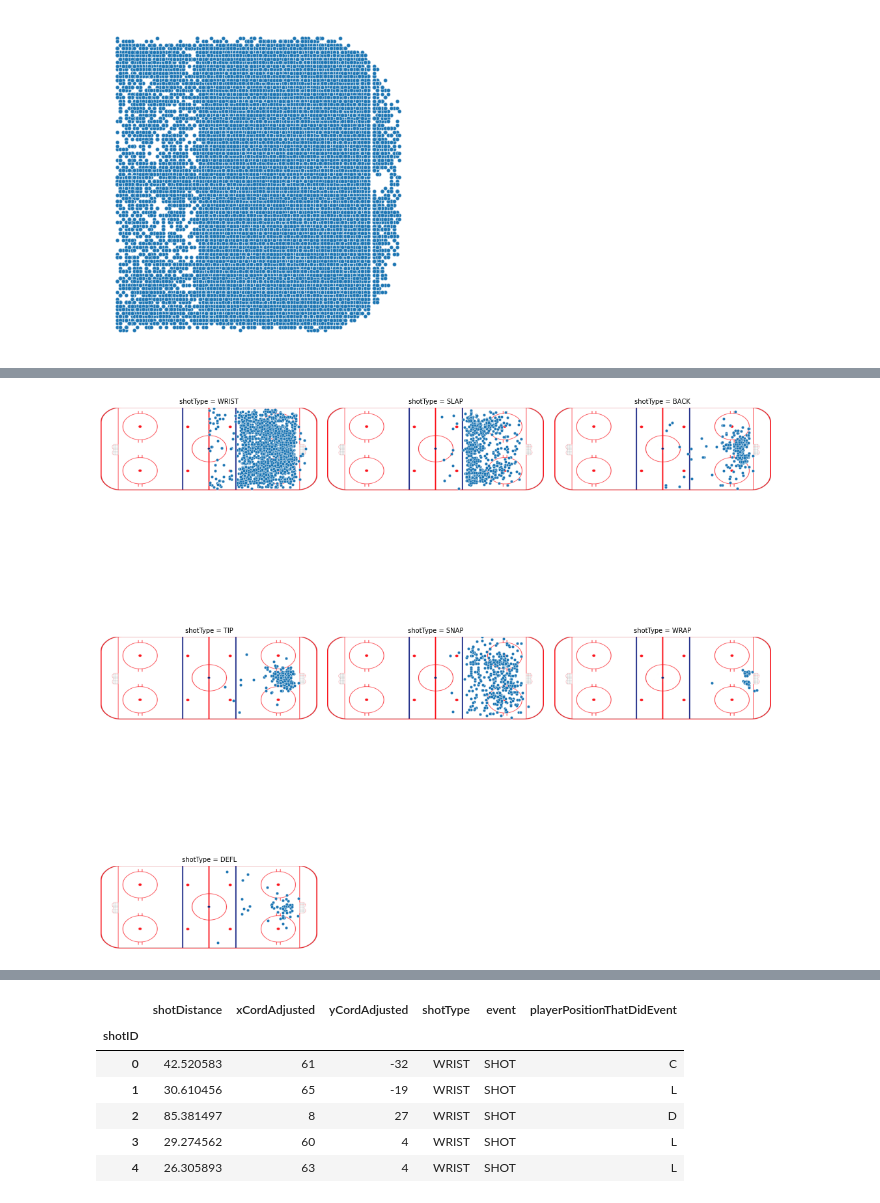
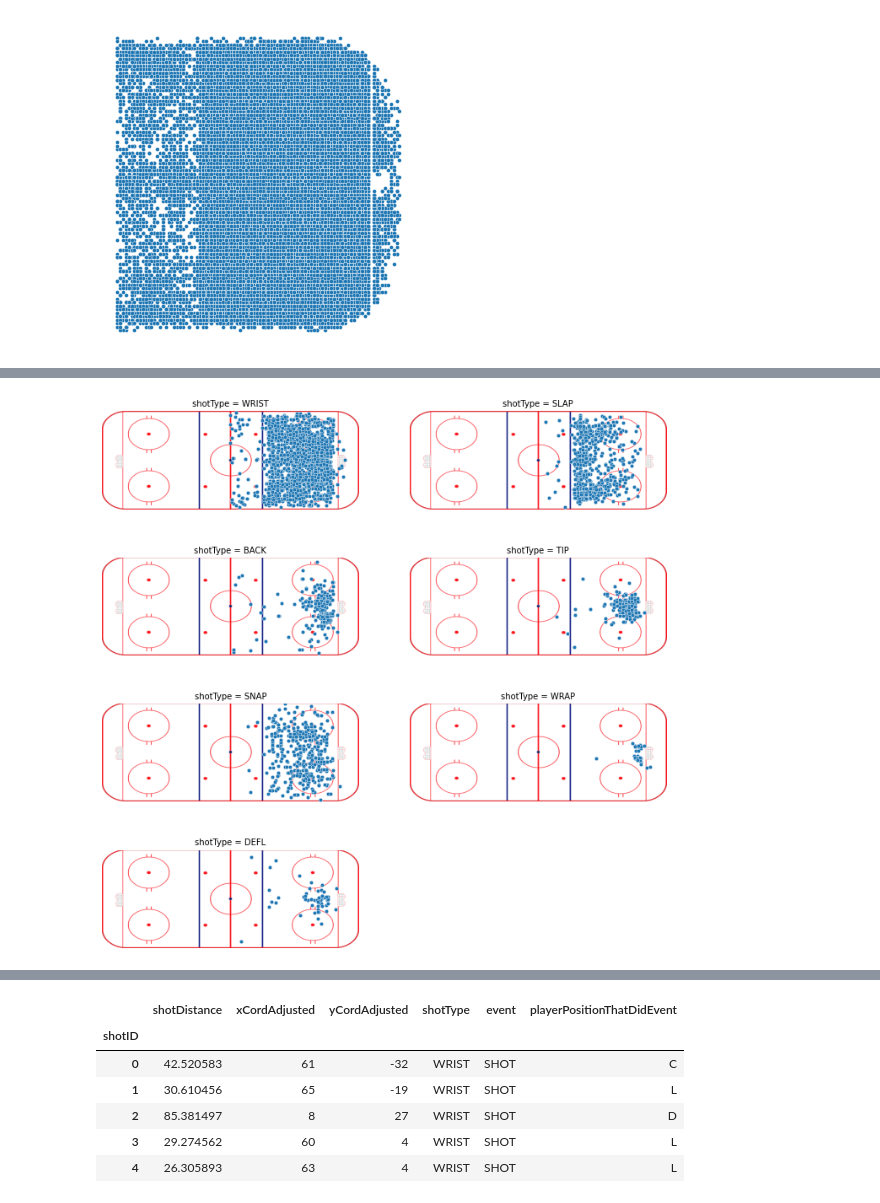
Before and after one commit to BeeryeIRE/UCDPA_brianconnolly, a Jupyter notebook: UCDPA Project pt 2 - Shots.ipynb, the cells around one changed output, grey strips where cells are left out. Cells and saved outputs as stored; diff of their text form; code cells hidden in the pictures.

Commit message:
Add files via upload
Additional visualisations added pertaining to shot data and player height/weight/position relationships

```diff
--- a/UCDPA Project pt 2 - Shots.ipynb
+++ b/UCDPA Project pt 2 - Shots.ipynb
@@ -92,9 +102,10 @@ shot_chart.despine(left=True, bottom=True)
 <seaborn.axisgrid.FacetGrid at 0x...>
 [figure]
 # %%
-# This resembles a shot distribution nomralised to one side of the ice rink. Adding the ice-rink visual to make better sense of the shot distribution.
+# This resembles a shot distribution nomralised so that all shots are made against the same goal.
+# Adding the ice-rink visual to make better sense of the shot distribution.
 
-shot_chart = sns.relplot(data=shot_info_rename, x='xCord', y='yCord', kind='scatter', s=5)
+shot_chart = sns.relplot(data=shot_info_rename, x='xCord', y='yCord', kind='scatter', height=10, s=5)
 shot_chart.set(yticks=[], xticks=[], xlabel=None, ylabel=None)
 shot_chart.despine(left=True, bottom=True)
 for ax in shot_chart.fig.axes:
@@ -104,11 +115,11 @@ for ax in shot_chart.fig.axes:
 # %%
 # It is difficult to make sense of the data with this visualisation as we are mapping c. 120,000 shots to a limited area.
-# Accordingly, almost all possible x and y coordinate pairs will be visualised
-# In order to make sense of the data, I will cut the shot sample size down to the first 3,500 shots from the shot_info_rename dataframe
+# Accordingly, almost all possible x and y coordinate pairs will be plotted.
+# In order to make sense of the data, I will cut the shot sample size down to the first 3,500 shots from the shot_info_rename dataframe.
 
 shot_info_reduced = shot_info_rename.iloc[0:3501, :]
 
-shot_chart_reduced = sns.relplot(data=shot_info_reduced, x='xCord', y='yCord', kind='scatter', s=5)
+shot_chart_reduced = sns.relplot(data=shot_info_reduced, x='xCord', y='yCord', kind='scatter', height=10, s=5)
 shot_chart_reduced.set(yticks=[], xticks=[], xlabel=None, ylabel=None)
 shot_chart_reduced.despine(left=True, bottom=True)
 for ax in shot_chart_reduced.fig.axes:
@@ -118,20 +129,21 @@ for ax in shot_chart_reduced.fig.axes:
 # %%
 # We can see how each shot types are concentrated by position in the rink.
 
 # Wrist shots are the most common shot type and players will attempt them from all parts of the rink.
 # Slap shots tend to be taken from closer to the blue line.
 # Backhand shots are typically taken much closer to the net as they do not have as much power as wrist or slap shots.
 # Tipped shots are clustered between the faceoff circles right infront of the gaol mouth (the area known as "the slot").
 # Snap shots - like wrist shots - are taken from all parts of the ice, but at a much lower frequency than wrist shots.
 # Wraparound shots take place right in front of the goal. Due to the nature of this shot type - where the player skates the puck behind the net before "wrapping around" it to shoot - any Wraparound shots located beyond the area immediately in front of the goal are likely cases of misclassification by the official scorer.
 
 
-shotType_chart = sns.relplot(data=shot_info_reduced,col = 'shotType',col_wrap=3, x='xCord', y='yCord', kind='scatter', s=20)
+shotType_chart = sns.relplot(data=shot_info_reduced,col = 'shotType',col_wrap=2, x='xCord', y='yCord', kind='scatter', height=5, s=20)
 shotType_chart.set(yticks=[], xticks=[], xlabel=None, ylabel=None)
 shotType_chart.despine(left=True, bottom=True)
+shotType_chart.fig.subplots_adjust(hspace=-0.8, wspace=0.2)
 for ax in shotType_chart.fig.axes:
     ax.imshow(rink_img, zorder=0, extent=[-110, 110, -42, 42])
 # %% [output]
-[figure, old version]
+[figure, new version]
 # %%
 # Visualising the shot data by Shot Outcome - either a shot on goal, a miss or a goal
```
Also changed, not shown: parts of 42 cells of this notebook.
